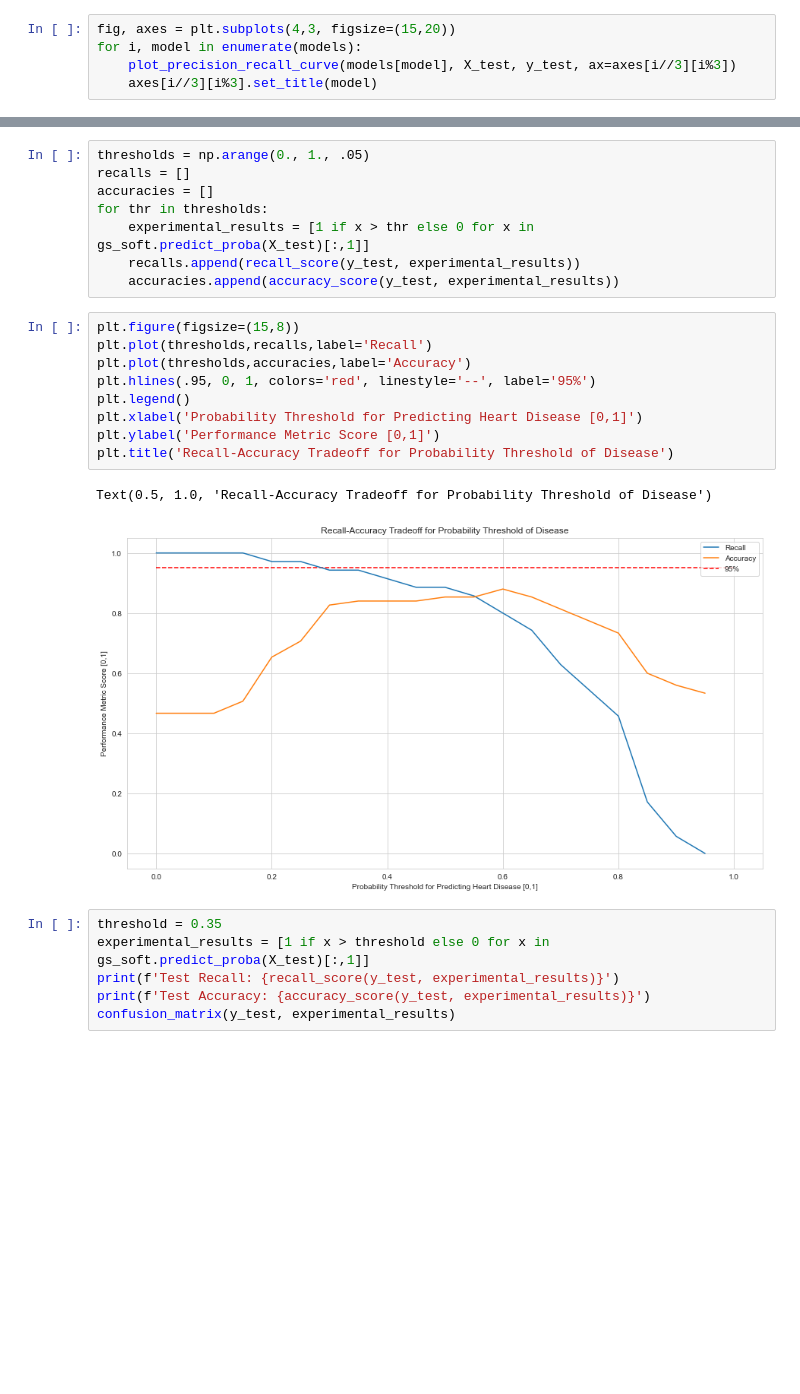
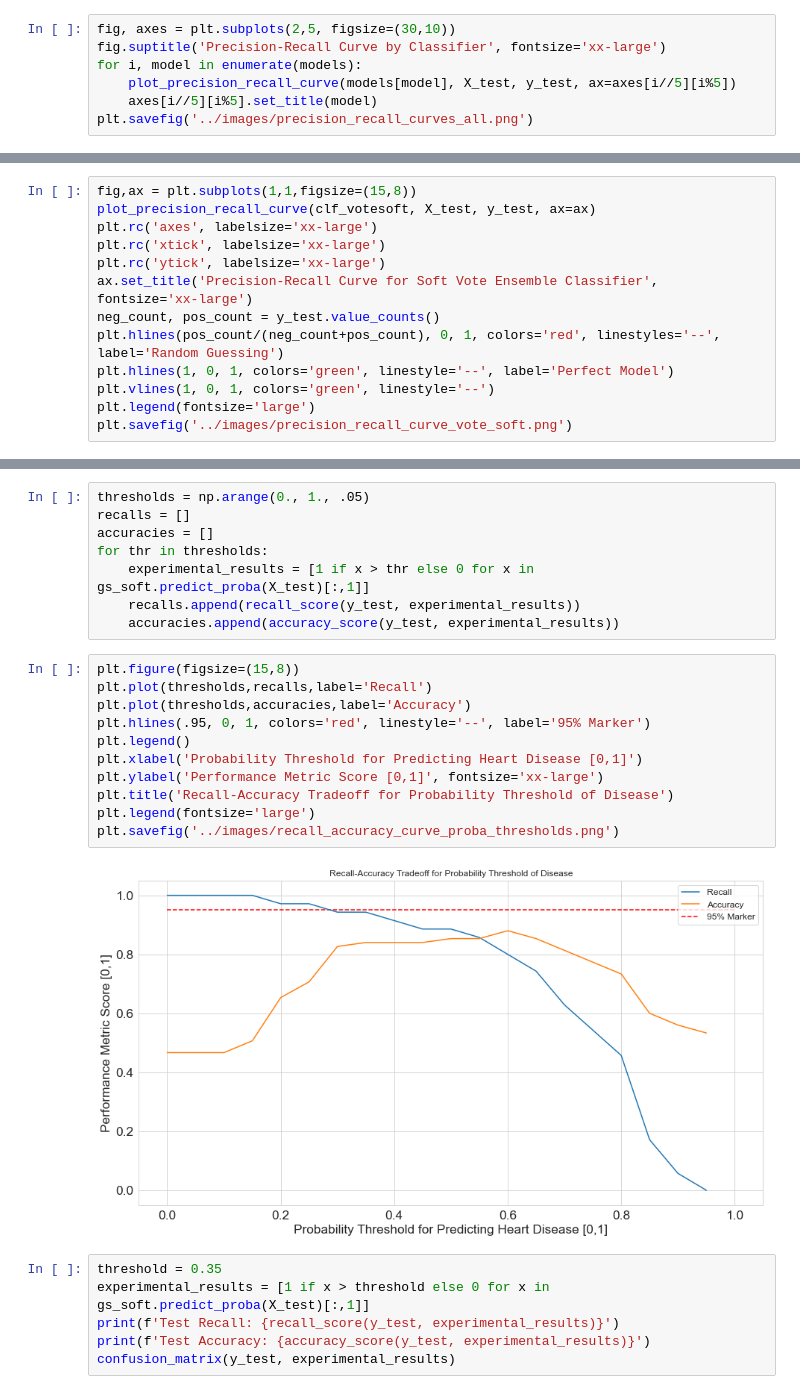
Before and after one commit to stlanier/Flatiron-School-Module-3-Project, a Jupyter notebook: notebooks/3_ensemble_classifier.ipynb, the cells around one changed output, grey strips where cells are left out. Cells and saved outputs as stored; diff of their text form; blank space fills up the shorter version.

```diff
--- a/notebooks/3_ensemble_classifier.ipynb
+++ b/notebooks/3_ensemble_classifier.ipynb
@@ -55,8 +55,10 @@ dt:     0.8571428571428571
 xgb:    0.8285714285714286
 svcl:   0.8857142857142857
 # %%
-fig, axes = plt.subplots(4,3, figsize=(15,20))
+fig, axes = plt.subplots(2,5, figsize=(30,10))
+fig.suptitle('Precision-Recall Curve by Classifier', fontsize='xx-large')
 for i, model in enumerate(models):
-    plot_precision_recall_curve(models[model], X_test, y_test, ax=axes[i//3][i%3])
-    axes[i//3][i%3].set_title(model)
+    plot_precision_recall_curve(models[model], X_test, y_test, ax=axes[i//5][i%5])
+    axes[i//5][i%5].set_title(model)
+plt.savefig('../images/precision_recall_curves_all.png')
 # %% [output]
@@ -139,0 +137,13 @@ plot_precision_recall_curve(clf_votesoft, X_test, y_test)
+# %%
+fig,ax = plt.subplots(1,1,figsize=(15,8))
+plot_precision_recall_curve(clf_votesoft, X_test, y_test, ax=ax)
+plt.rc('axes', labelsize='xx-large')
+plt.rc('xtick', labelsize='xx-large')
+plt.rc('ytick', labelsize='xx-large')
+ax.set_title('Precision-Recall Curve for Soft Vote Ensemble Classifier', fontsize='xx-large')
+neg_count, pos_count = y_test.value_counts()
+plt.hlines(pos_count/(neg_count+pos_count), 0, 1, colors='red', linestyles='--', label='Random Guessing')
+plt.hlines(1, 0, 1, colors='green', linestyle='--', label='Perfect Model')
+plt.vlines(1, 0, 1, colors='green', linestyle='--')
+plt.legend(fontsize='large')
+plt.savefig('../images/precision_recall_curve_vote_soft.png')
@@ -170,15 +182,16 @@ for thr in thresholds:
 # %%
 plt.figure(figsize=(15,8))
 plt.plot(thresholds,recalls,label='Recall')
 plt.plot(thresholds,accuracies,label='Accuracy')
-plt.hlines(.95, 0, 1, colors='red', linestyle='--', label='95%')
+plt.hlines(.95, 0, 1, colors='red', linestyle='--', label='95% Marker')
 plt.legend()
 plt.xlabel('Probability Threshold for Predicting Heart Disease [0,1]')
-plt.ylabel('Performance Metric Score [0,1]')
+plt.ylabel('Performance Metric Score [0,1]', fontsize='xx-large')
 plt.title('Recall-Accuracy Tradeoff for Probability Threshold of Disease')
+plt.legend(fontsize='large')
+plt.savefig('../images/recall_accuracy_curve_proba_thresholds.png')
 # %% [output]
-Text(0.5, 1.0, 'Recall-Accuracy Tradeoff for Probability Threshold of Disease')
-[figure, old version]
+[figure, new version]
 # %%
 threshold = 0.35
 experimental_results = [1 if x > threshold else 0 for x in gs_soft.predict_proba(X_test)[:,1]]
```
Also changed, not shown: parts of 3 cells of this notebook, 3 other files.
